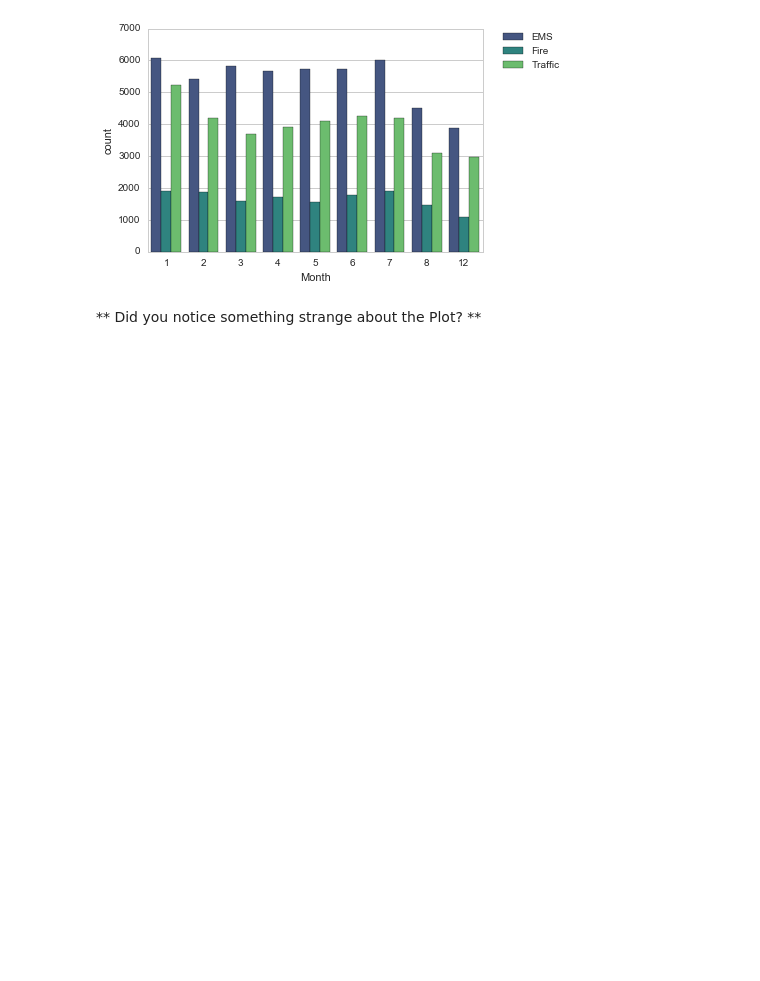
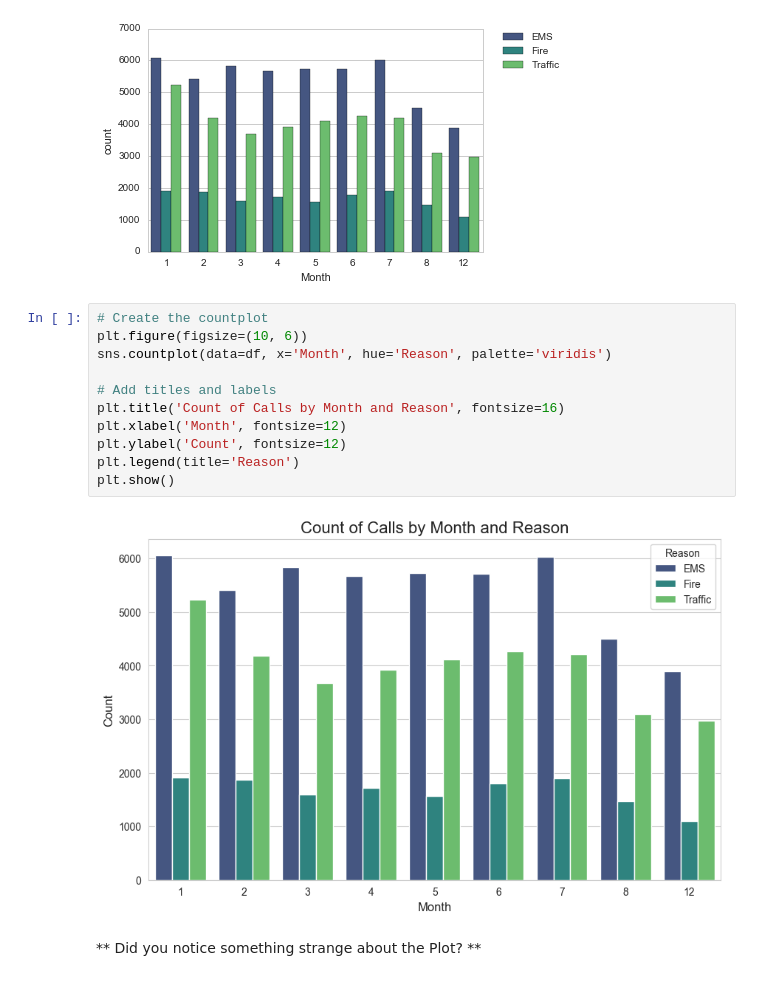
Before and after one commit to Humble-White/GenAI-Assignments, a Jupyter notebook: data_analysis_project.ipynb, the cells around one changed output. Cells and saved outputs as stored; diff of their text form; blank space fills up the shorter version.

```diff
--- a/data_analysis_project.ipynb
+++ b/data_analysis_project.ipynb
@@ -265,6 +254,19 @@ if df['timeStamp'].dtype == 'object':
 # %% [output]
 <matplotlib.legend.Legend at 0x...>
 [figure]
+# %%
+# Create the countplot
+plt.figure(figsize=(10, 6))
+sns.countplot(data=df, x='Month', hue='Reason', palette='viridis')
+
+# Add titles and labels
+plt.title('Count of Calls by Month and Reason', fontsize=16)
+plt.xlabel('Month', fontsize=12)
+plt.ylabel('Count', fontsize=12)
+plt.legend(title='Reason')
+plt.show()
+# %% [output]
+[figure, added]
 # %% [markdown]
 ** Did you notice something strange about the Plot? **
 # %%
```
Also changed, not shown: parts of 22 cells of this notebook.
